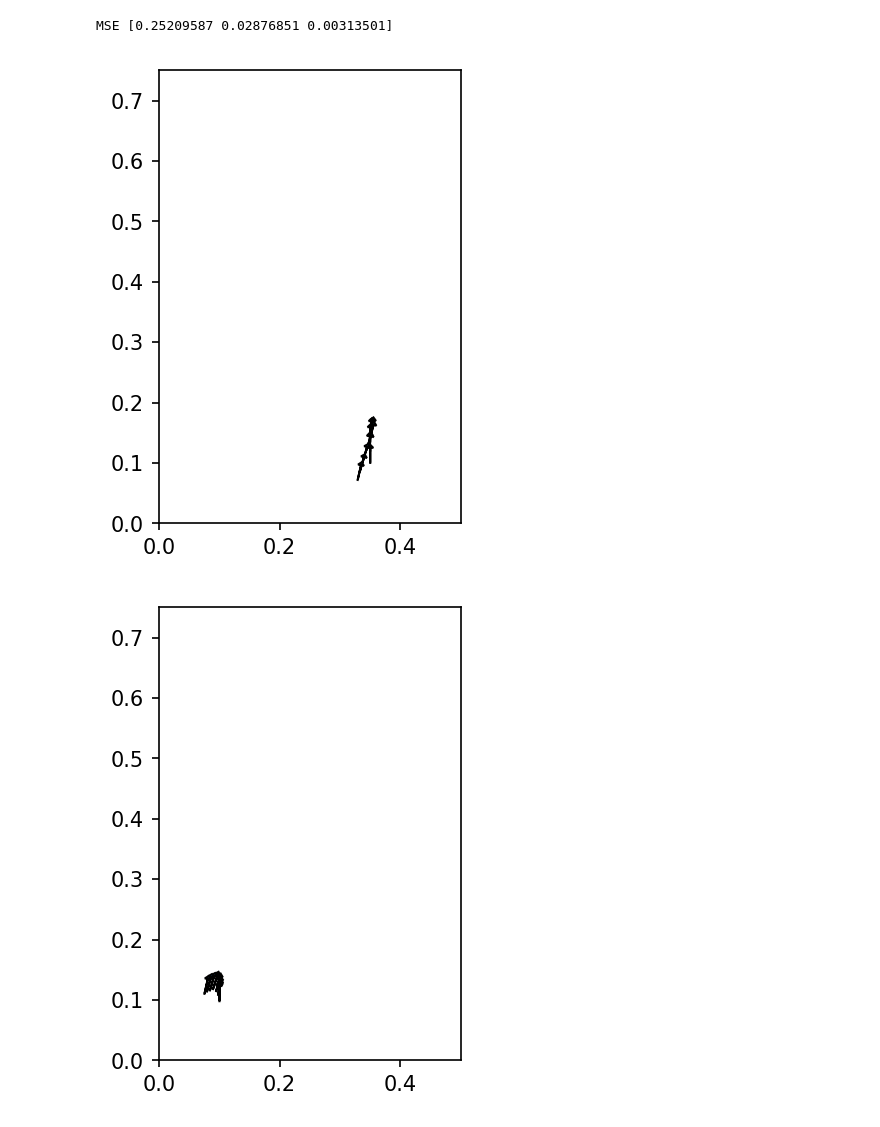
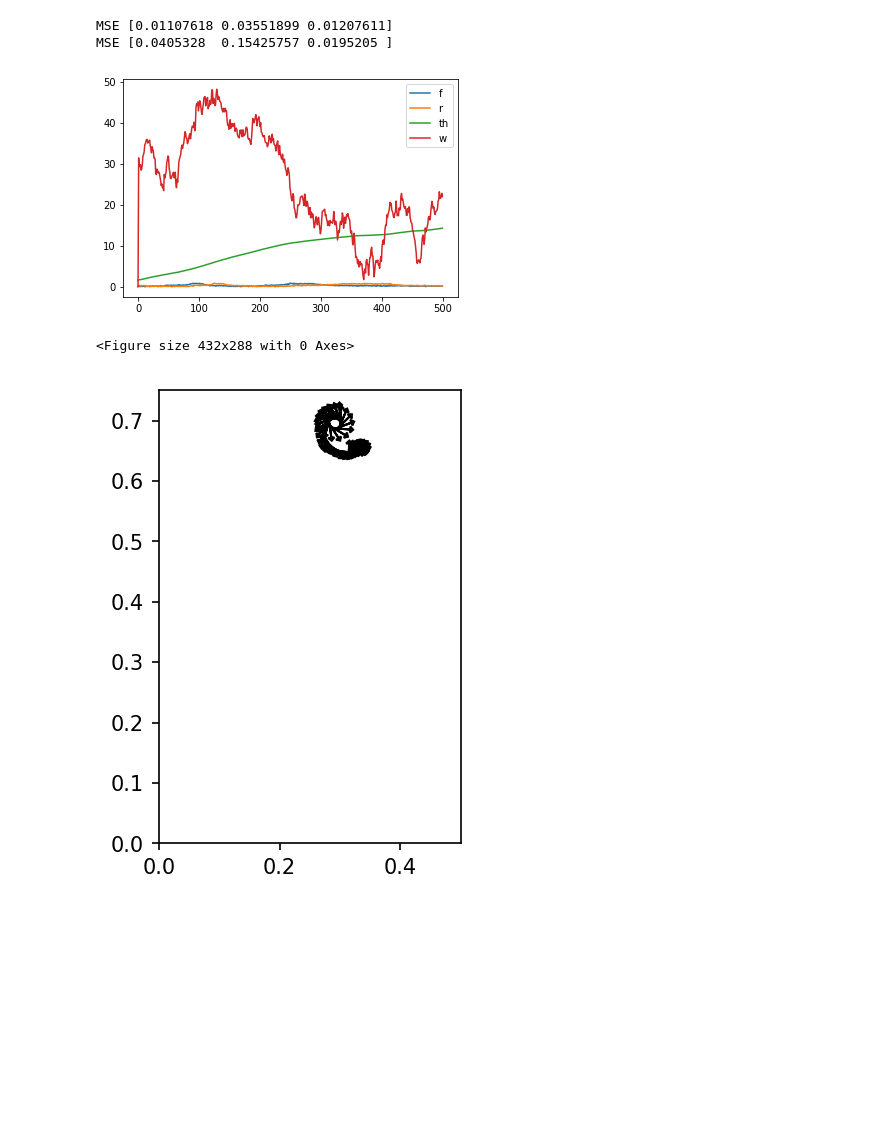
Before and after one commit to samer1248/ECE209AS-Lab3, a Jupyter notebook: project3_tests.ipynb, the cells around one changed output. Cells and saved outputs as stored; diff of their text form; code cells hidden in the pictures; blank space fills up the shorter version.

```diff
--- a/project3_tests.ipynb
+++ b/project3_tests.ipynb
@@ -42,40 +42,52 @@ def eval_one_traj(control_seq,init_state, seed =0, plot = True):
 
     pred_states2 = apply_kalman2(obs_seq,control_seq,init_state,init_cov,actuation_noise_cov,measure_noise_cov,spreading = 1)
 
+    plt.plot(np.array(obs_seq))
+    plt.legend(['f','r','th','w'])
+    plt.figure()
+
     if plot:
         plot_state_seq(state_seq,10)
         plot_state_seq(pred_states2,10)
         eval_states2(pred_states2,state_seq)
         print("MSE" , calc_mse(state_seq,pred_states2))
     return (state_seq,pred_states2)
 
 
 def eval_one_traj_unknown(control_seq,init_state, seed =0, plot = True):
     np.random.seed(seed)
     state_seq,obs_seq = trace_traj(init_state,control_seq,actuation_noise_std,measurement_noise_std)
 
 
 
     init_cov = np.diag(np.ones((4,)))
     actuation_noise_cov = np.diag(actuation_noise_std)**2
     measure_noise_cov = np.diag(measurement_noise_std)**2
 
+    plt.figure()
+    plt.plot(np.array(obs_seq))
+    plt.legend(['f','r','th','w'])
 
-    pred_states2 = apply_kalman2(obs_seq,control_seq,[0.1,0.1,0,0],init_cov,actuation_noise_cov,measure_noise_cov,spreading = 3)
+
+
+    pred_states2 = apply_kalman2(obs_seq,control_seq,[W/2,L/2,0,0],init_cov,actuation_noise_cov,measure_noise_cov,spreading = 0.1)
 
     if plot:
-        plot_state_seq(state_seq,100)
-        plot_state_seq(pred_states2,100)
+        plot_state_seq(state_seq,10)
+        plot_state_seq(pred_states2,10)
         eval_states2(pred_states2,state_seq)
         print("MSE" , calc_mse(state_seq,pred_states2))
     return (state_seq,pred_states2)
 
 
-control_seq = [[60,60]]*1000
-init_state = [0.35,0.1,0,0]
-# eval_one_traj(control_seq,init_state,seed = 0);
-eval_one_traj_unknown(control_seq,init_state, seed =0);
+control_seq = [[-60,60]]*500
+init_state = [0.30,0.7,0,0]
+eval_one_traj(control_seq,init_state,seed = 1);
+control_seq = [[-60,60]]*1000
+eval_one_traj_unknown(control_seq,init_state, seed =1);
 # %% [output]
-MSE [0.25209587 0.02876851 0.00313501]
+MSE [0.01107618 0.03551899 0.01207611]
+MSE [0.0405328  0.15425757 0.0195205 ]
-[figure, old version]
+[figure, new version]
+<Figure size 432x288 with 0 Axes>
-[figure, old version]
+[figure, new version]
```
Also changed, not shown: parts of 5 cells of this notebook, 3 other files.
